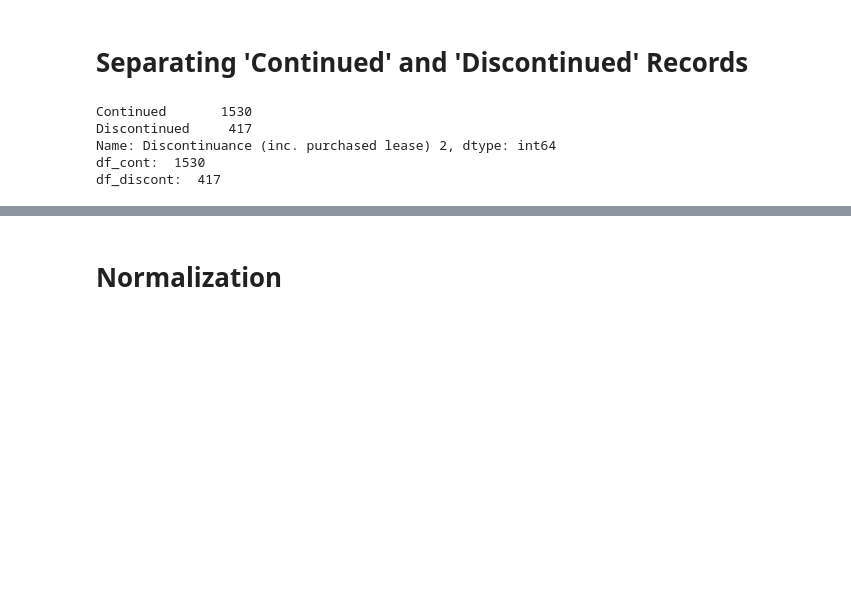
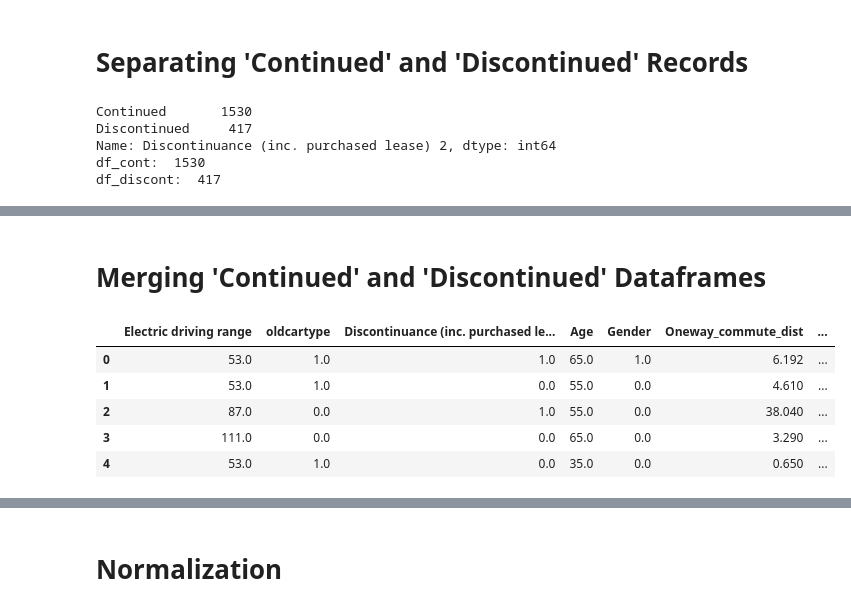
Before and after one commit to Taslim-M/EV-Customer-Discontinuation, a Jupyter notebook: version2/DataCleaningPrep.ipynb, the cells around one changed output, grey strips where cells are left out. Drawn from its saved outputs; the diff is of its cells as text; code cells hidden in the pictures; blank space fills up the shorter version.

```diff
--- a/version2/DataCleaningPrep.ipynb
+++ b/version2/DataCleaningPrep.ipynb
@@ -389,0 +468,13 @@ df.head()
+# %% [markdown]
+# Merging 'Continued' and 'Discontinued' Dataframes
+# %%
+df2 = pd.concat([df_cont, df_discont], ignore_index=True)
+df2 = df2.sample(frac=1).reset_index(drop=True)
+df2.head()
+# %% [output]
+|  | Electric driving range | oldcartype | Discontinuance (inc. purchased le... | Age | Gender | Oneway_commute_dist | ... |
+| 0 | 53.0 | 1.0 | 1.0 | 65.0 | 1.0 | 6.192 | ... |
+| 1 | 53.0 | 1.0 | 0.0 | 55.0 | 0.0 | 4.610 | ... |
+| 2 | 87.0 | 0.0 | 1.0 | 55.0 | 0.0 | 38.040 | ... |
+| 3 | 111.0 | 0.0 | 0.0 | 65.0 | 0.0 | 3.290 | ... |
+| 4 | 53.0 | 1.0 | 0.0 | 35.0 | 0.0 | 0.650 | ... |
```
Also changed, not shown: parts of 51 cells of this notebook, 1 other file.
